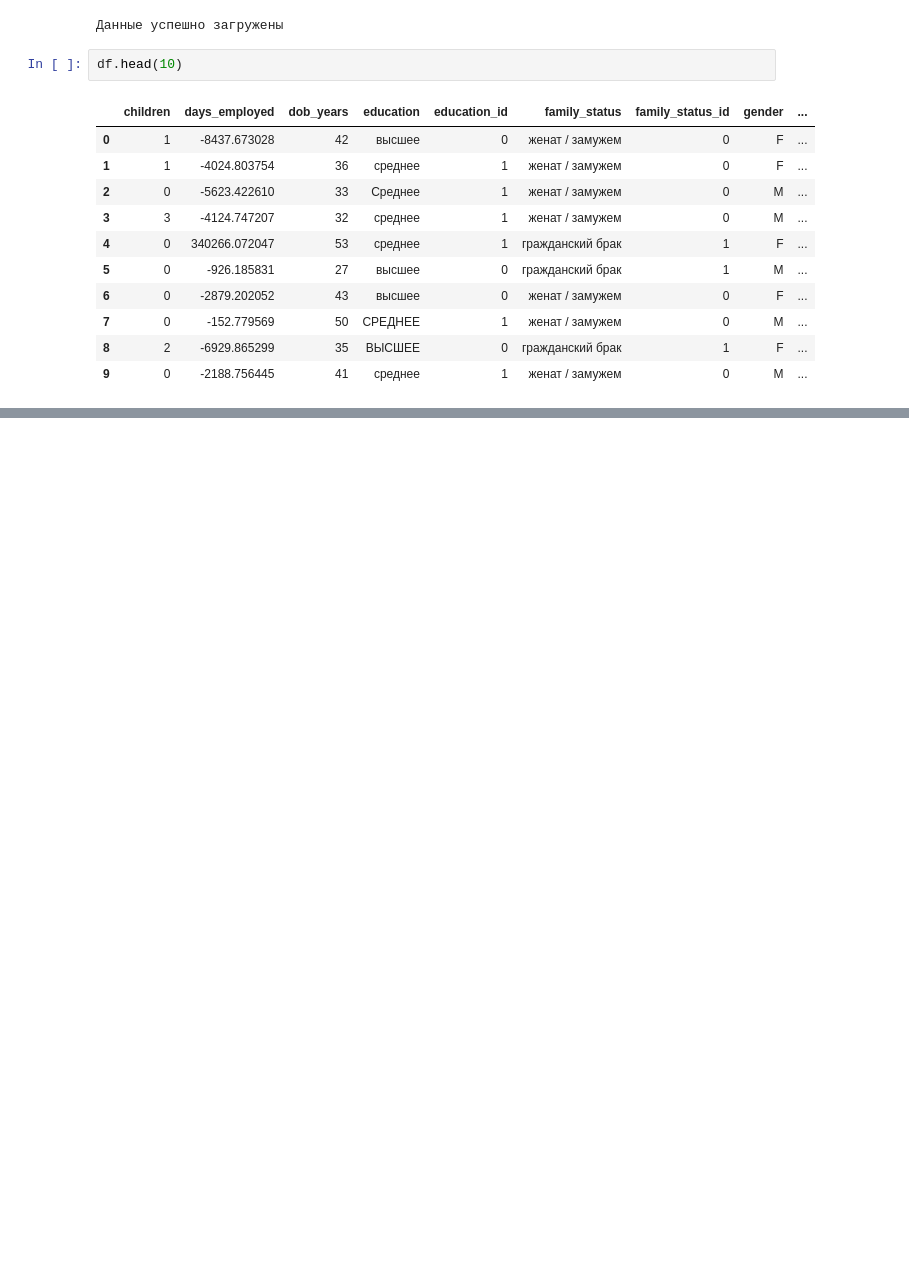
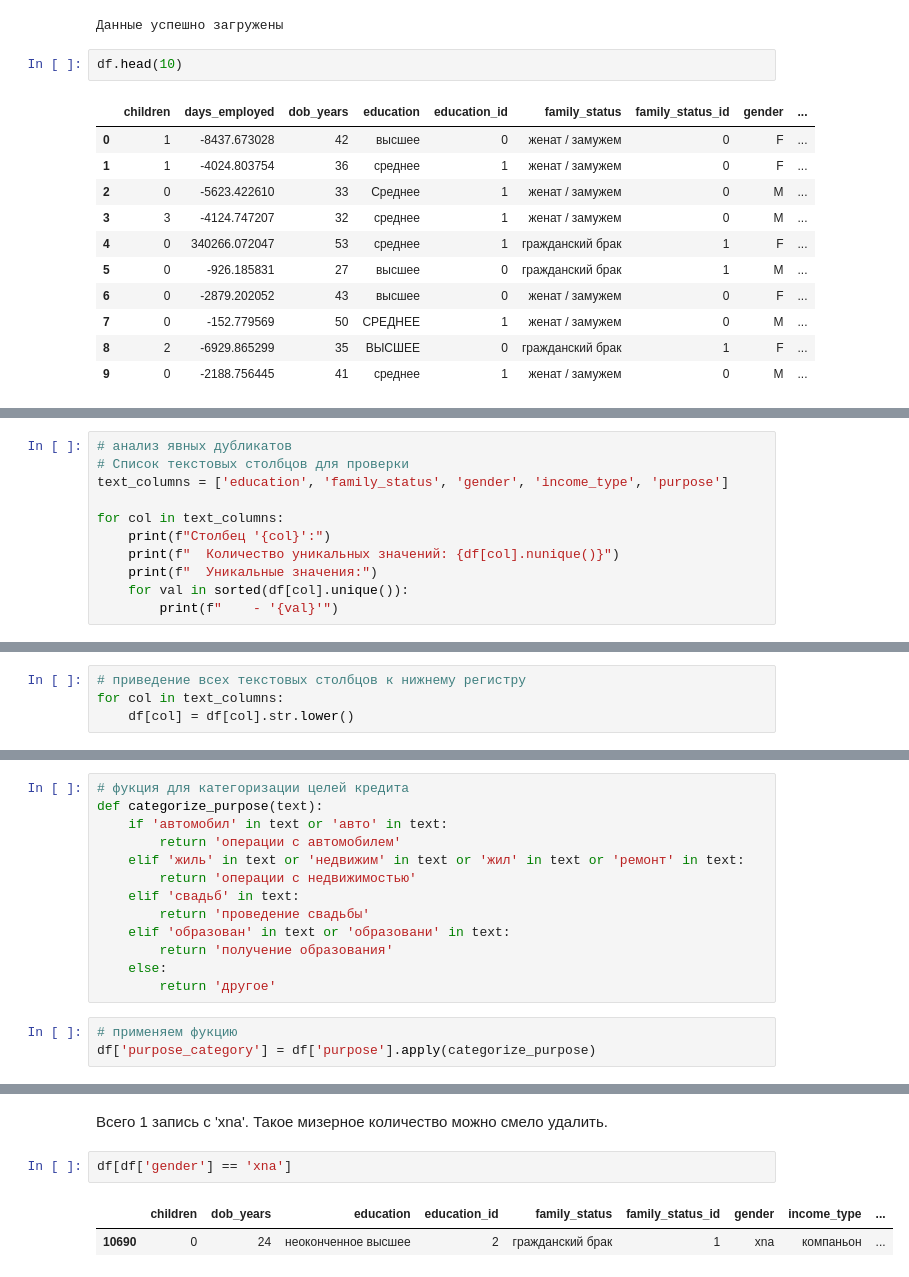
Before and after one commit to kirillku03-blip/educational_project, a Jupyter notebook: 2_investigation_of_borrowers_reliability/Untitled.ipynb, the cells around one changed output, grey strips where cells are left out. Drawn from its saved outputs; the diff is of its cells as text; blank space fills up the shorter version.

```diff
--- a/2_investigation_of_borrowers_reliability/Untitled.ipynb
+++ b/2_investigation_of_borrowers_reliability/Untitled.ipynb
@@ -50,0 +336,11 @@ df.head(10)
+# %%
+# анализ явных дубликатов
+# Список текстовых столбцов для проверки
+text_columns = ['education', 'family_status', 'gender', 'income_type', 'purpose']
+
+for col in text_columns:
+    print(f"Столбец '{col}':")
+    print(f"  Количество уникальных значений: {df[col].nunique()}")
+    print(f"  Уникальные значения:")
+    for val in sorted(df[col].unique()):
+        print(f"    - '{val}'")
@@ -50,0 +365,4 @@ df.head(10)
+# %%
+# приведение всех текстовых столбцов к нижнему регистру
+for col in text_columns:
+    df[col] = df[col].str.lower()
@@ -50,0 +397,16 @@ df.head(10)
+# %%
+# фукция для категоризации целей кредита
+def categorize_purpose(text):
+    if 'автомобил' in text or 'авто' in text:
+        return 'операции с автомобилем'
+    elif 'жиль' in text or 'недвижим' in text or 'жил' in text or 'ремонт' in text:
+        return 'операции с недвижимостью'
+    elif 'свадьб' in text:
+        return 'проведение свадьбы'
+    elif 'образован' in text or 'образовани' in text:
+        return 'получение образования'
+    else:
+        return 'другое'
+# %%
+# применяем фукцию
+df['purpose_category'] = df['purpose'].apply(categorize_purpose)
@@ -50,0 +442,7 @@ df.head(10)
+# %% [markdown]
+Всего 1 запись с 'xna'. Такое мизерное количество можно смело удалить.
+# %%
+df[df['gender'] == 'xna']
+# %% [output]
+|  | children | dob_years | education | education_id | family_status | family_status_id | gender | income_type | ... |
+| 10690 | 0 | 24 | неоконченное высшее | 2 | гражданский брак | 1 | xna | компаньон | ... |
```
Also changed, not shown: parts of 40 cells of this notebook, 34 other files.
